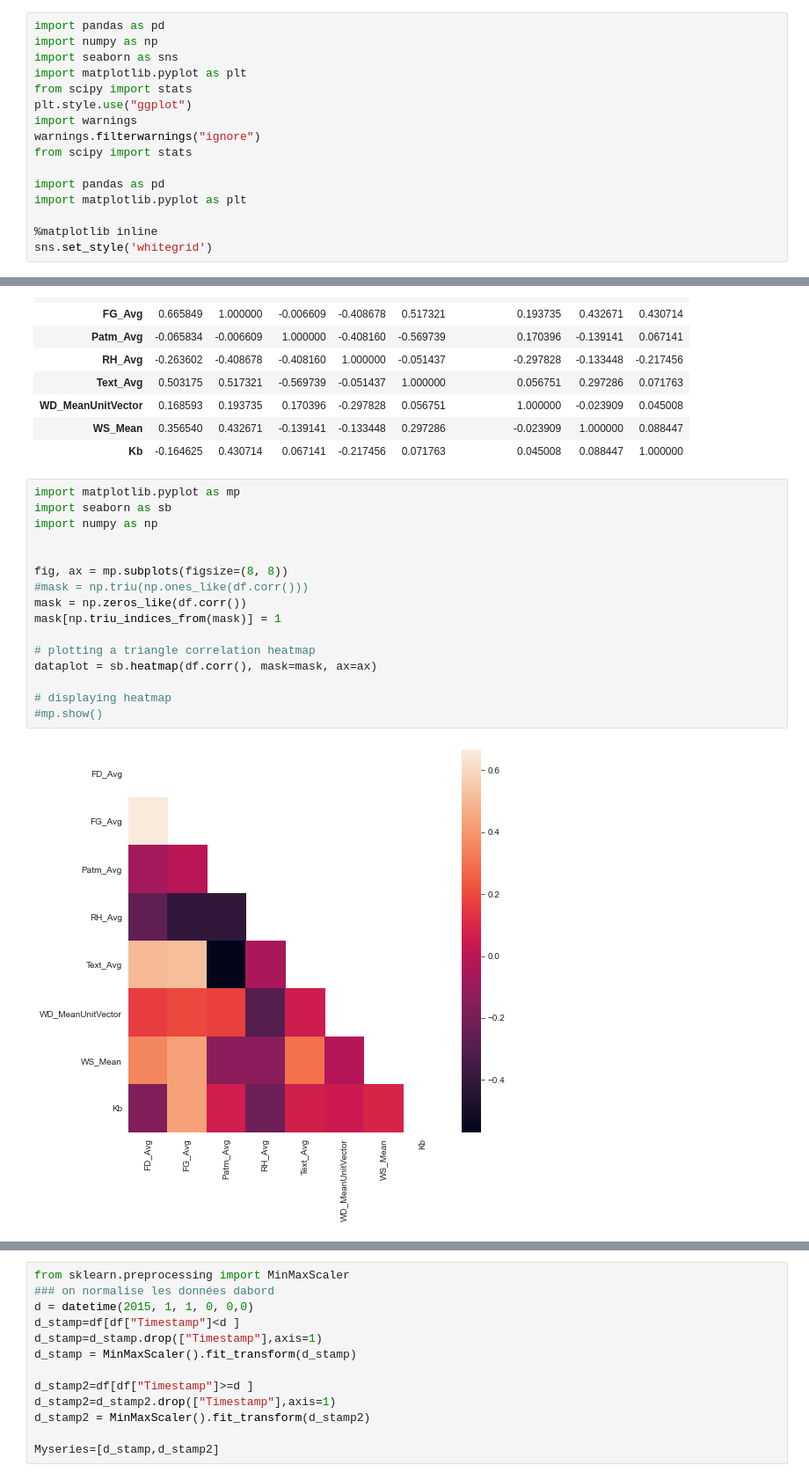
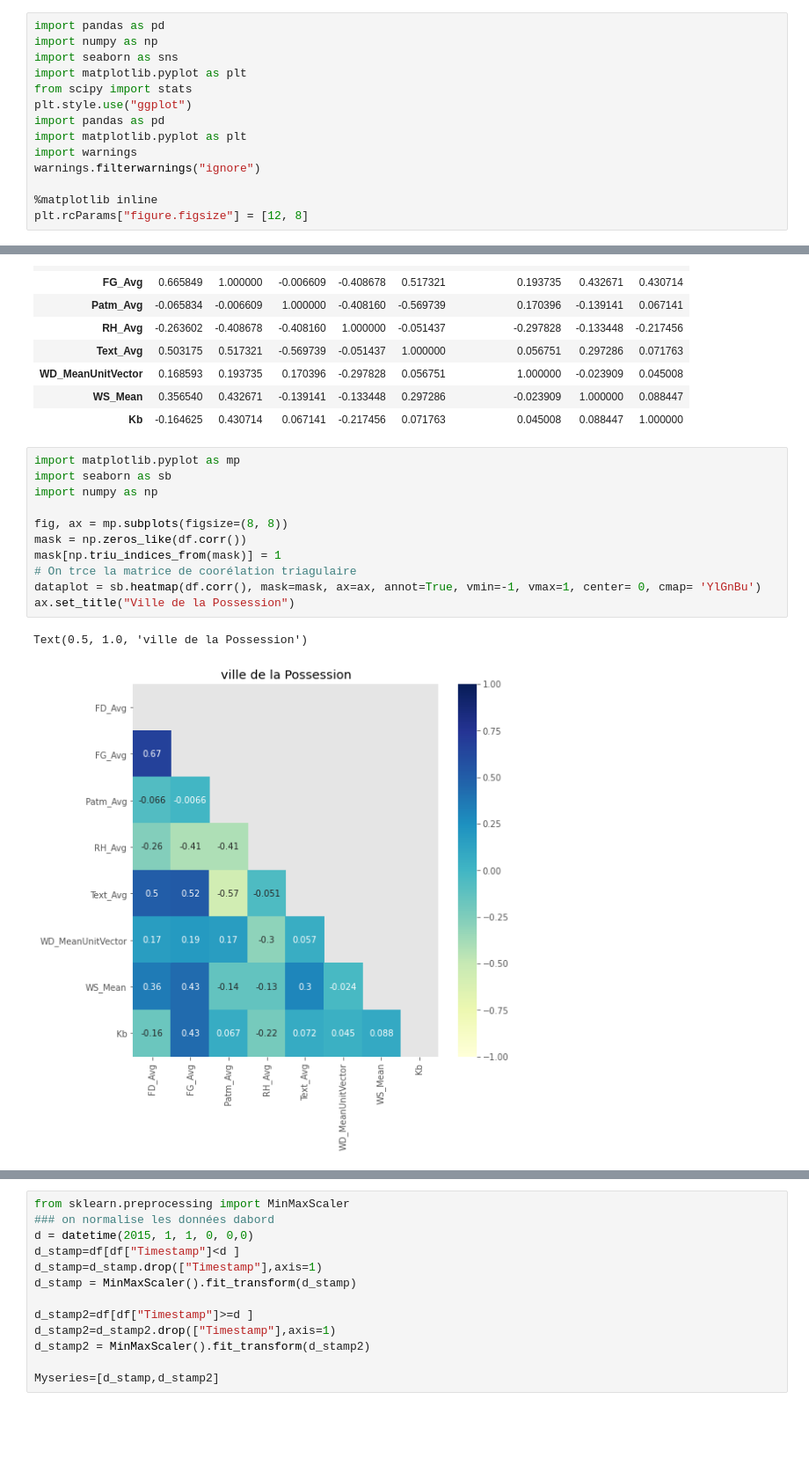
Before and after one commit to walid-reh/Projet_FDEC_2020, a Jupyter notebook: Projet_FDEC_partie_clustering.ipynb, the cells around one changed output, grey strips where cells are left out. Shown at 88% size. Cells and saved outputs as stored; diff of their text form; blank space fills up the shorter version.

```diff
--- a/Projet_FDEC_partie_clustering.ipynb
+++ b/Projet_FDEC_partie_clustering.ipynb
@@ -15,13 +5,11 @@ import seaborn as sns
 import matplotlib.pyplot as plt
 from scipy import stats
 plt.style.use("ggplot")
+import pandas as pd
+import matplotlib.pyplot as plt
 import warnings
 warnings.filterwarnings("ignore")
-from scipy import stats
-
-import pandas as pd
-import matplotlib.pyplot as plt
 
 %matplotlib inline
-sns.set_style('whitegrid')
+plt.rcParams["figure.figsize"] = [12, 8]
 # %%
@@ -582,18 +635,14 @@ df.corr()
 # %%
 import matplotlib.pyplot as mp
 import seaborn as sb
 import numpy as np
 
-
 fig, ax = mp.subplots(figsize=(8, 8))
-#mask = np.triu(np.ones_like(df.corr()))
 mask = np.zeros_like(df.corr())
 mask[np.triu_indices_from(mask)] = 1
-
-# plotting a triangle correlation heatmap
-dataplot = sb.heatmap(df.corr(), mask=mask, ax=ax)
-
-# displaying heatmap
-#mp.show()
+# On trce la matrice de coorélation triagulaire
+dataplot = sb.heatmap(df.corr(), mask=mask, ax=ax, annot=True, vmin=-1, vmax=1, center= 0, cmap= 'YlGnBu')
+ax.set_title("Ville de la Possession")
 # %% [output]
+Text(0.5, 1.0, 'ville de la Possession')
-[figure, old version]
+[figure, new version]
```
Also changed, not shown: parts of 116 cells of this notebook.
